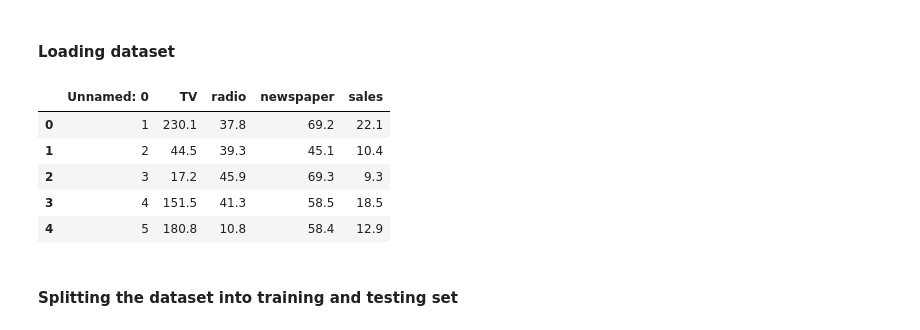
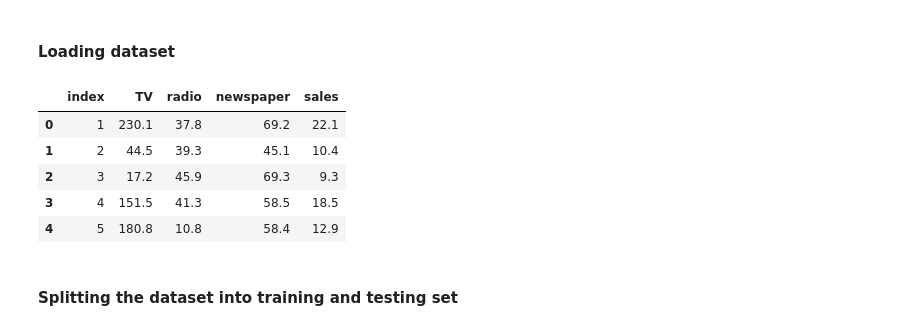
Before and after one commit to ayushjain01/ML-Lab, a Jupyter notebook: Part B/Supervised Learning Algorithms-Multiple Linear Regression.ipynb, the cells around one changed output. Cells and saved outputs as stored; diff of their text form; code cells hidden in the pictures.

```diff
--- a/Part B/Supervised Learning Algorithms-Multiple Linear Regression.ipynb
+++ b/Part B/Supervised Learning Algorithms-Multiple Linear Regression.ipynb
@@ -15,11 +15,11 @@ from sklearn.metrics import mean_squared_error, r2_score, mean_absolute_error
 #### Loading dataset
 # %%
 df = pd.read_csv(r'./Datasets/Advertising.csv')
-X = df.drop(['sales', 'Unnamed: 0'], axis=1)
+X = df.drop(['sales', 'index'], axis=1)
 y = df['sales'].values.reshape(-1,1)
 df.head()
 # %% [output]
-|  | Unnamed: 0 | TV | radio | newspaper | sales |
+|  | index | TV | radio | newspaper | sales |
 | 0 | 1 | 230.1 | 37.8 | 69.2 | 22.1 |
 | 1 | 2 | 44.5 | 39.3 | 45.1 | 10.4 |
 | 2 | 3 | 17.2 | 45.9 | 69.3 | 9.3 |
```
Also changed, not shown: 7 other files.
